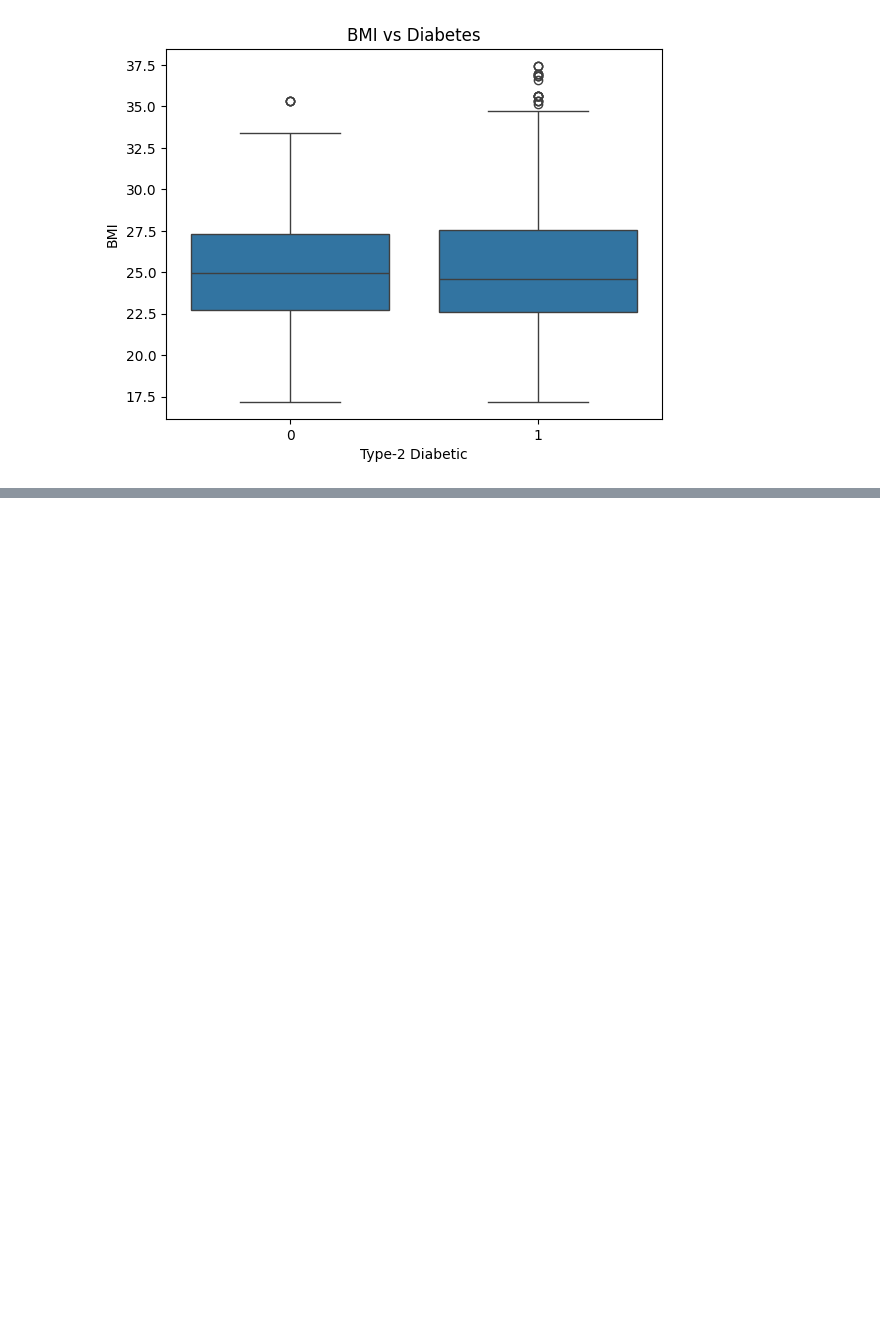
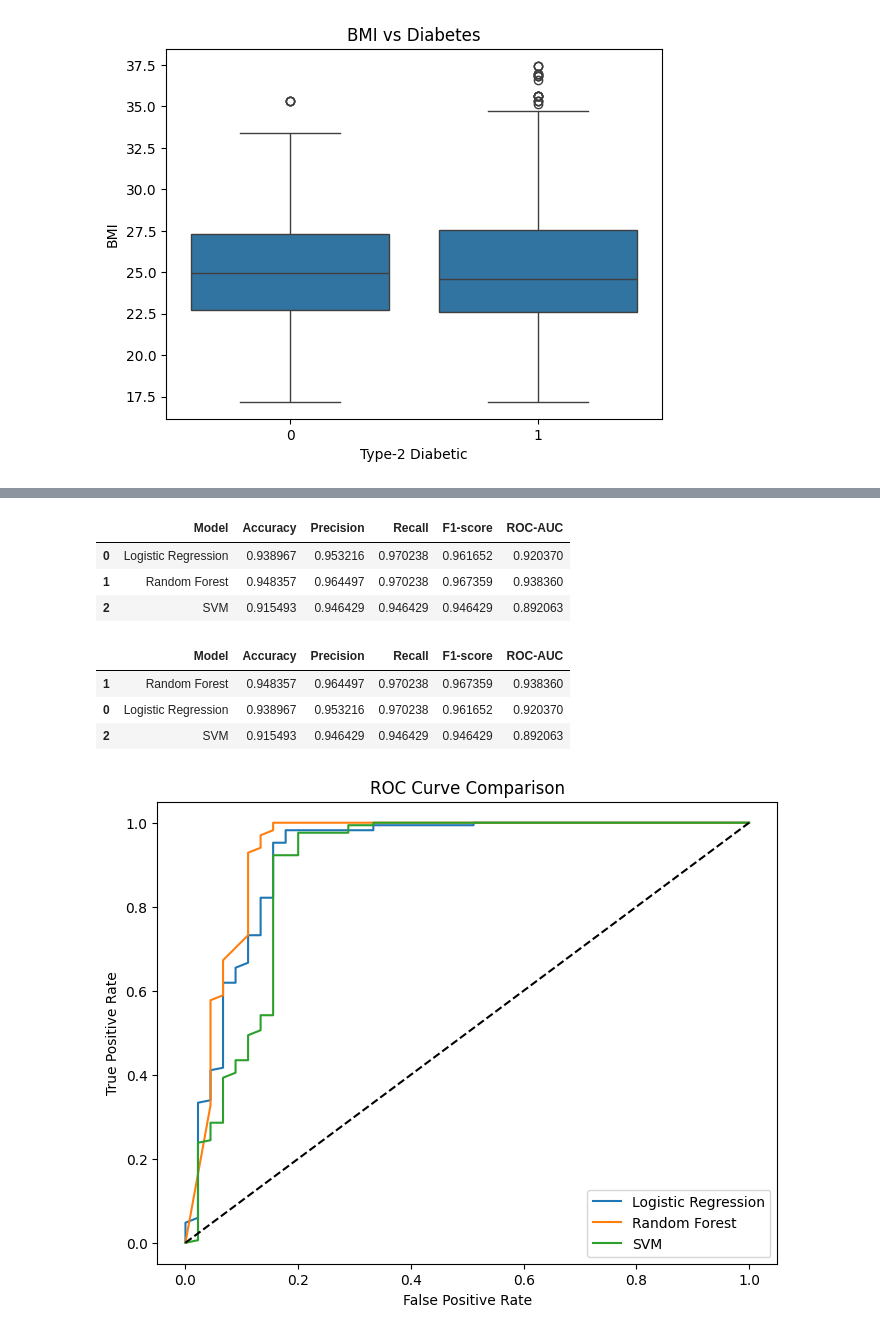
Before and after one commit to israrahmadzak/diabetes-xai-mphil, a Jupyter notebook: 01_EDA_Bangladesh_Diabetes.ipynb, the cells around one changed output, grey strips where cells are left out. Saved outputs shown, nothing was run; the diff lists cells and outputs as text; code cells hidden in the pictures; blank space fills up the shorter version.

```diff
--- a/01_EDA_Bangladesh_Diabetes.ipynb
+++ b/01_EDA_Bangladesh_Diabetes.ipynb
@@ -211,0 +293,5 @@ X_test_scaled = scaler.transform(X_test_imputed)
+# %%
+y_prob = lr.predict_proba(X_test_scaled)[:, 1]
+roc_auc = roc_auc_score(y_test, y_prob)
+
+print("ROC-AUC:", roc_auc)
@@ -211,0 +326,59 @@ X_test_scaled = scaler.transform(X_test_imputed)
+# %%
+for name, model in models.items():
+    model.fit(X_train_scaled, y_train)
+    y_pred = model.predict(X_test_scaled)
+
+    # probability for ROC-AUC
+    if hasattr(model, "predict_proba"):
+        y_prob = model.predict_proba(X_test_scaled)[:, 1]
+    else:
+        y_prob = model.decision_function(X_test_scaled)
+
+    results.append({
+        "Model": name,
+        "Accuracy": accuracy_score(y_test, y_pred),
+        "Precision": precision_score(y_test, y_pred),
+        "Recall": recall_score(y_test, y_pred),
+        "F1-score": f1_score(y_test, y_pred),
+        "ROC-AUC": roc_auc_score(y_test, y_prob)
+    })
+# %%
+import pandas as pd
+
+results_df = pd.DataFrame(results)
+results_df
+# %% [output]
+|  | Model | Accuracy | Precision | Recall | F1-score | ROC-AUC |
+| 0 | Logistic Regression | 0.938967 | 0.953216 | 0.970238 | 0.961652 | 0.920370 |
+| 1 | Random Forest | 0.948357 | 0.964497 | 0.970238 | 0.967359 | 0.938360 |
+| 2 | SVM | 0.915493 | 0.946429 | 0.946429 | 0.946429 | 0.892063 |
+# %%
+results_df.sort_values(by="ROC-AUC", ascending=False)
+# %% [output]
+|  | Model | Accuracy | Precision | Recall | F1-score | ROC-AUC |
+| 1 | Random Forest | 0.948357 | 0.964497 | 0.970238 | 0.967359 | 0.938360 |
+| 0 | Logistic Regression | 0.938967 | 0.953216 | 0.970238 | 0.961652 | 0.920370 |
+| 2 | SVM | 0.915493 | 0.946429 | 0.946429 | 0.946429 | 0.892063 |
+# %%
+from sklearn.metrics import roc_curve
+import matplotlib.pyplot as plt
+
+plt.figure(figsize=(8,6))
+
+for name, model in models.items():
+    if hasattr(model, "predict_proba"):
+        y_prob = model.predict_proba(X_test_scaled)[:, 1]
+    else:
+        y_prob = model.decision_function(X_test_scaled)
+
+    fpr, tpr, _ = roc_curve(y_test, y_prob)
+    plt.plot(fpr, tpr, label=name)
+
+plt.plot([0,1],[0,1],'k--')
+plt.title("ROC Curve Comparison")
+plt.xlabel("False Positive Rate")
+plt.ylabel("True Positive Rate")
+plt.legend()
+plt.show()
+# %% [output]
+[figure, added]
```
Also changed, not shown: parts of 39 cells of this notebook.
